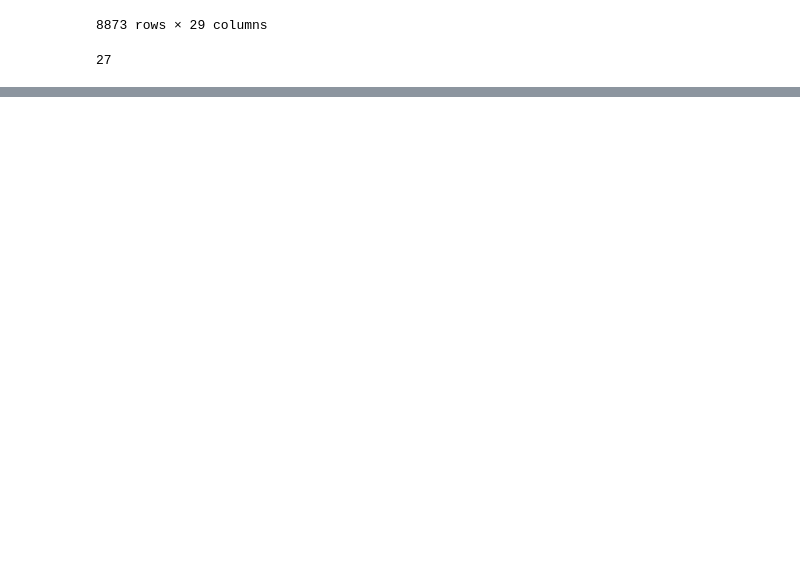
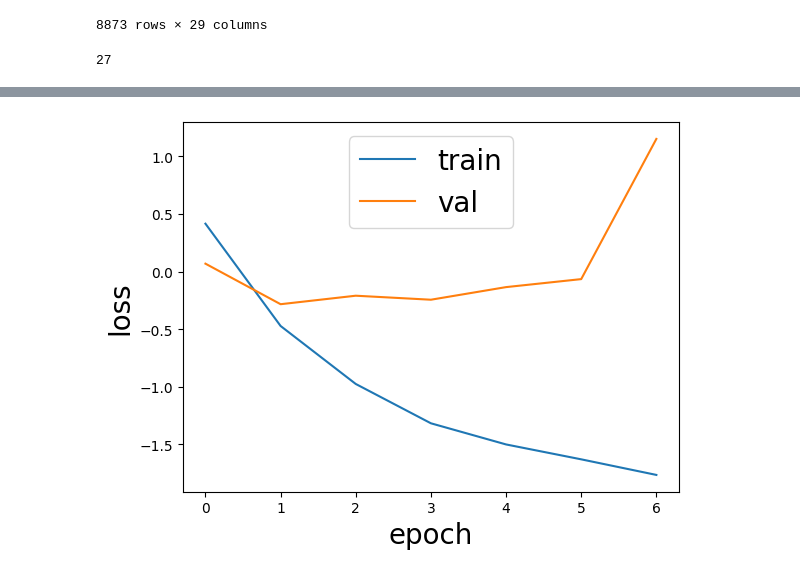
Before and after one commit to davidlee1102/Surtimesurvival, a Jupyter notebook: Tutorial/manual_generating_SUPPORT2_data.ipynb, the cells around one changed output, grey strips where cells are left out. Saved outputs shown, nothing was run; the diff lists cells and outputs as text; code cells hidden in the pictures; blank space fills up the shorter version.

```diff
--- a/Tutorial/manual_generating_SUPPORT2_data.ipynb
+++ b/Tutorial/manual_generating_SUPPORT2_data.ipynb
@@ -70,0 +117,2 @@ IndentationError: expected an indented block (597562085.py, line 1)
+# %%
+df_new.columns = df_new.columns.astype(str)
@@ -70,0 +129,23 @@ IndentationError: expected an indented block (597562085.py, line 1)
+# %%
+import pdb
+from collections import defaultdict
+import matplotlib.pyplot as plt
+
+from SurvTRACE.survtrace.dataset import load_data
+from SurvTRACE.survtrace.evaluate_utils import Evaluator
+from SurvTRACE.survtrace.utils import set_random_seed
+from SurvTRACE.survtrace.model import SurvTraceSingle
+from SurvTRACE.survtrace.train_utils import Trainer
+from SurvTRACE.survtrace.config import STConfig
+
+# define the setup parameters
+STConfig['data'] = 'support'
+
+set_random_seed(STConfig['seed'])
+
+hparams = {
+    'batch_size': 128,
+    'weight_decay': 0,
+    'learning_rate': 1e-3,
+    'epochs': 20,
+}
@@ -70,0 +236,2 @@ IndentationError: expected an indented block (597562085.py, line 1)
+# %%
+y, df, df_train, df_y_train, df_test, df_y_test, df_val, df_y_val = test_support2_pycox(df_new)
@@ -70,0 +252,11 @@ IndentationError: expected an indented block (597562085.py, line 1)
+# %%
+# get model
+model = SurvTraceSingle(STConfig)
+
+# initialize a trainer
+trainer = Trainer(model)
+train_loss, val_loss = trainer.fit((df_train, df_y_train), (df_val, df_y_val),
+        batch_size=hparams['batch_size'],
+        epochs=hparams['epochs'],
+        learning_rate=hparams['learning_rate'],
+        weight_decay=hparams['weight_decay'],)
@@ -70,0 +300,9 @@ IndentationError: expected an indented block (597562085.py, line 1)
+# %%
+plt.plot(train_loss, label='train')
+plt.plot(val_loss, label='val')
+plt.legend(fontsize=20)
+plt.xlabel('epoch',fontsize=20)
+plt.ylabel('loss', fontsize=20)
+plt.show()
+# %% [output]
+[figure, added]
```
Also changed, not shown: parts of 17 cells of this notebook, 2 other files.
